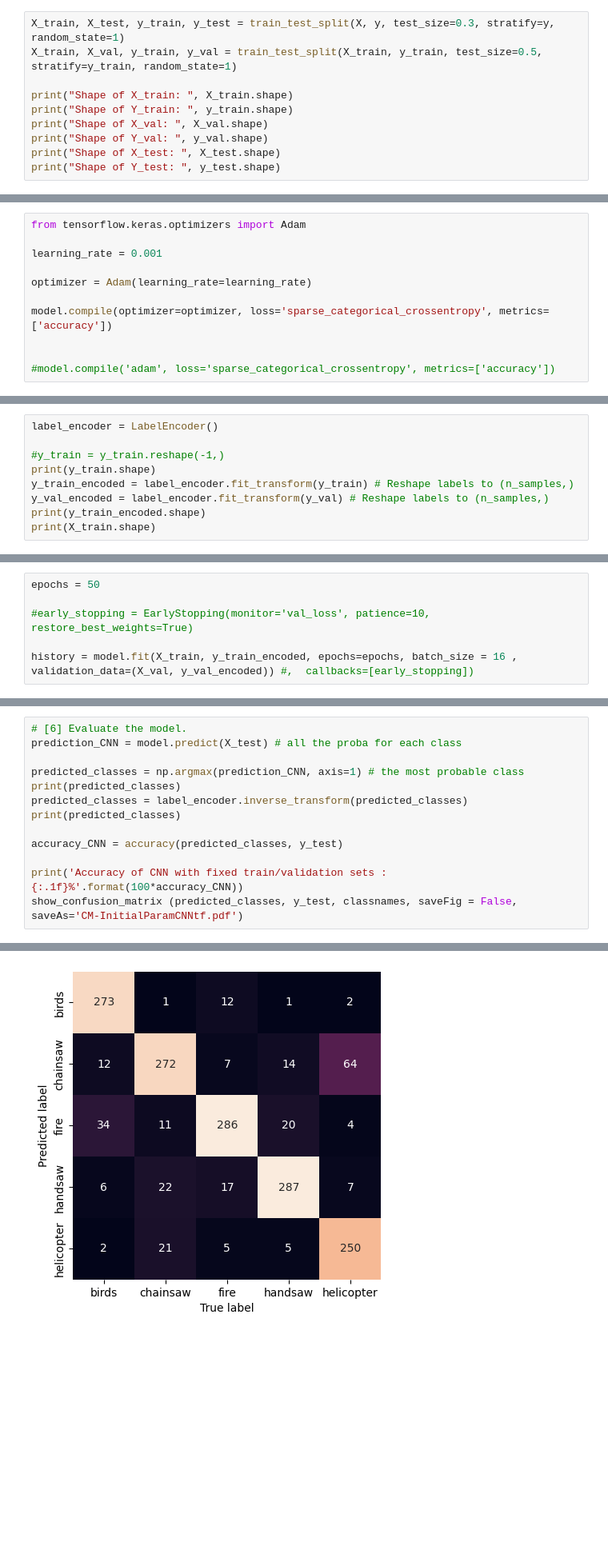
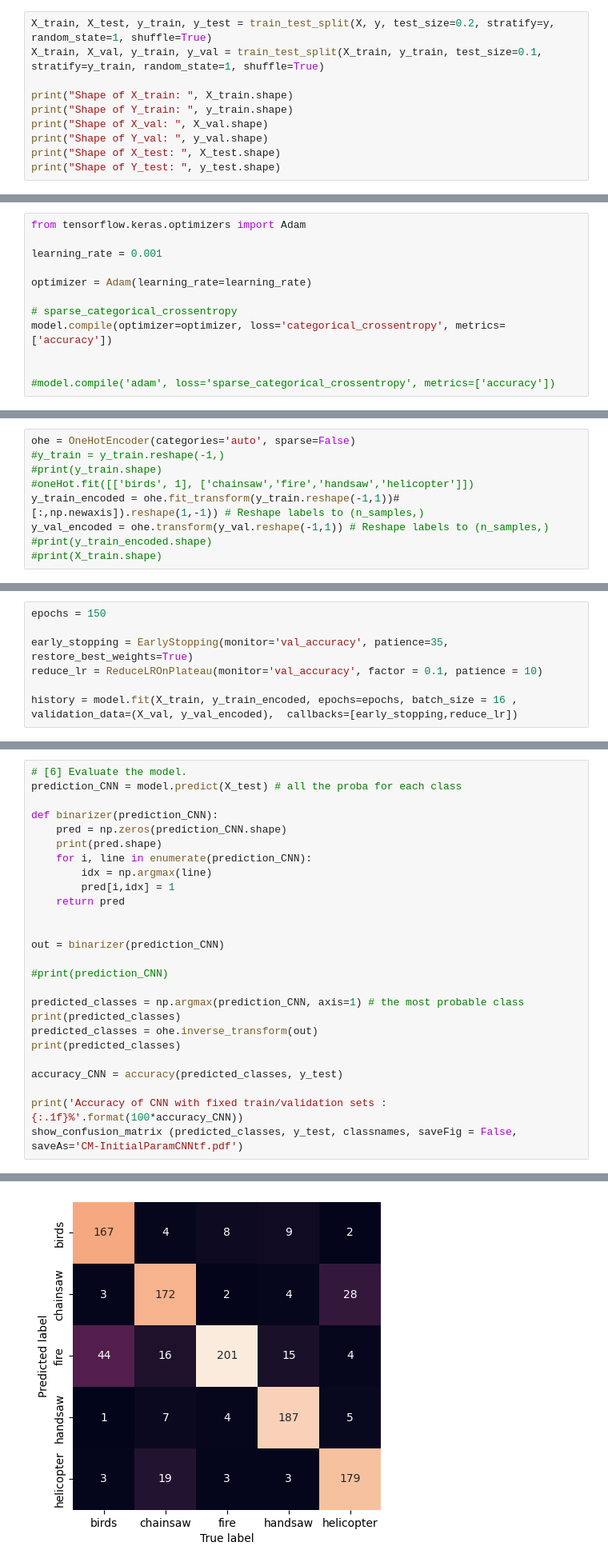
Before and after one commit to CamilleCl/lelec210X_GroupeF, a Jupyter notebook: classification/CNN.ipynb, the cells around one changed output, grey strips where cells are left out. Shown at 80% size. Drawn from its saved outputs; the diff is of its cells as text; blank space fills up the shorter version.

Commit message:
New model vrm coooooooooool!!!!!!

```diff
--- a/classification/CNN.ipynb
+++ b/classification/CNN.ipynb
@@ -136,8 +136,8 @@ Number of labels : 5450
 # %% [markdown]
 <font size=4 color=#009999> 1.3 Build data and split it </font> <br>
 # %%
-X_train, X_test, y_train, y_test = train_test_split(X, y, test_size=0.3, stratify=y, random_state=1)
-X_train, X_val, y_train, y_val = train_test_split(X_train, y_train, test_size=0.5, stratify=y_train, random_state=1)
+X_train, X_test, y_train, y_test = train_test_split(X, y, test_size=0.2, stratify=y, random_state=1, shuffle=True)
+X_train, X_val, y_train, y_val = train_test_split(X_train, y_train, test_size=0.1, stratify=y_train, random_state=1, shuffle=True)
 
 print("Shape of X_train: ", X_train.shape)
 print("Shape of Y_train: ", y_train.shape)
@@ -257,7 +281,8 @@ learning_rate = 0.001
 
 optimizer = Adam(learning_rate=learning_rate)
 
-model.compile(optimizer=optimizer, loss='sparse_categorical_crossentropy', metrics=['accuracy'])
+# sparse_categorical_crossentropy
+model.compile(optimizer=optimizer, loss='categorical_crossentropy', metrics=['accuracy'])
 
 
 #model.compile('adam', loss='sparse_categorical_crossentropy', metrics=['accuracy'])
@@ -283,10 +308,10 @@ Non-trainable params: 2 (8.00 Byte)
 _________________________________________________________________
 # %%
-label_encoder = LabelEncoder()
-
+ohe = OneHotEncoder(categories='auto', sparse=False)
 #y_train = y_train.reshape(-1,)
-print(y_train.shape)
-y_train_encoded = label_encoder.fit_transform(y_train) # Reshape labels to (n_samples,)
-y_val_encoded = label_encoder.fit_transform(y_val) # Reshape labels to (n_samples,)
-print(y_train_encoded.shape)
-print(X_train.shape)
+#print(y_train.shape)
+#oneHot.fit([['birds', 1], ['chainsaw','fire','handsaw','helicopter']])
+y_train_encoded = ohe.fit_transform(y_train.reshape(-1,1))#[:,np.newaxis]).reshape(1,-1)) # Reshape labels to (n_samples,)
+y_val_encoded = ohe.transform(y_val.reshape(-1,1)) # Reshape labels to (n_samples,)
+#print(y_train_encoded.shape)
+#print(X_train.shape)
@@ -297,7 +318,8 @@ print(X_train.shape)
 # %%
-epochs = 50
+epochs = 150
 
-#early_stopping = EarlyStopping(monitor='val_loss', patience=10, restore_best_weights=True)
+early_stopping = EarlyStopping(monitor='val_accuracy', patience=35, restore_best_weights=True)
+reduce_lr = ReduceLROnPlateau(monitor='val_accuracy', factor = 0.1, patience = 10)
 
-history = model.fit(X_train, y_train_encoded, epochs=epochs, batch_size = 16 , validation_data=(X_val, y_val_encoded)) #,  callbacks=[early_stopping])
+history = model.fit(X_train, y_train_encoded, epochs=epochs, batch_size = 16 , validation_data=(X_val, y_val_encoded),  callbacks=[early_stopping,reduce_lr])
 # %% [output]
@@ -413,9 +435,22 @@ def show_confusion_matrix(y_predict, y_true, classnames, title="", saveFig = Fal
 # [6] Evaluate the model.
 prediction_CNN = model.predict(X_test) # all the proba for each class
 
+def binarizer(prediction_CNN):
+    pred = np.zeros(prediction_CNN.shape)
+    print(pred.shape)
+    for i, line in enumerate(prediction_CNN):
+        idx = np.argmax(line)
+        pred[i,idx] = 1
+    return pred
+
+
+out = binarizer(prediction_CNN)
+
+#print(prediction_CNN)
+
 predicted_classes = np.argmax(prediction_CNN, axis=1) # the most probable class
 print(predicted_classes)
-predicted_classes = label_encoder.inverse_transform(predicted_classes)
+predicted_classes = ohe.inverse_transform(out)
 print(predicted_classes)
 
 accuracy_CNN = accuracy(predicted_classes, y_test)
@@ -430 +472 @@ Accuracy of CNN with fixed train/validation sets : 83.7%
-[figure, old version]
+[figure, new version]
```
Also changed, not shown: parts of 12 cells of this notebook, 2 other files.
